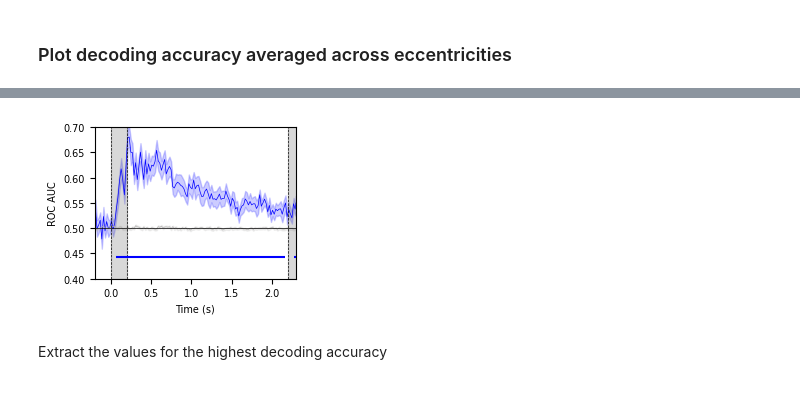
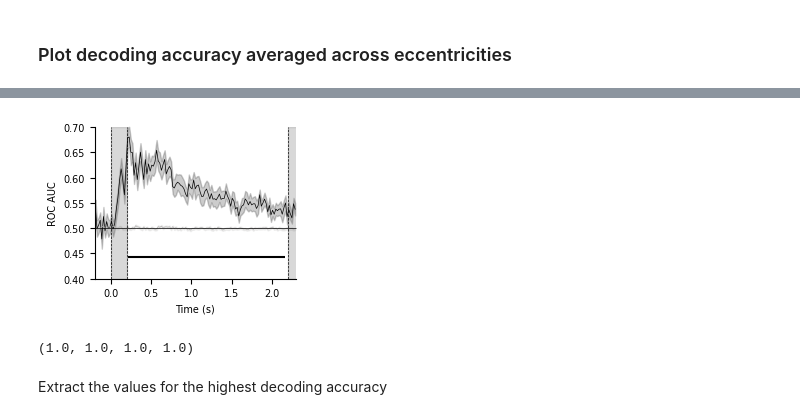
Before and after one commit to eioe/vMemEcc-Analyses, a Jupyter notebook: Analyses_Py/04.1-decoding_sensorspace_plotters.ipynb, the cells around one changed output, grey strips where cells are left out. Drawn from its saved outputs; the diff is of its cells as text; code cells hidden in the pictures.

```diff
--- a/Analyses_Py/04.1-decoding_sensorspace_plotters.ipynb
+++ b/Analyses_Py/04.1-decoding_sensorspace_plotters.ipynb
@@ -84,6 +84,9 @@ def plot_score_per_factor(factor, data, scoring='roc_auc', sign_clusters=[], p_l
     #ax.legend(handles=handles[1:n_sgn_clu+1], labels=labels[1:n_sgn_clu+1])
     ax.spines['top'].set_visible(False)
     ax.spines['right'].set_visible(False)
+
+    plt.setp(ax.collections, clip_on=False)
+
 
 def load_decod_res_all(epo_part='stimon', signaltype='collapsed', scoring='roc_auc', picks_str=None):
     data_dict = dict()
@@ -373,5 +379,3 @@ cond_dict = {'Load': ['LoadLow', 'LoadHigh'],
 data_dict_all = load_decod_res_per_ecc(sub_list_str=sub_list_str, picks_str='All')
 data_dict_all['All'] = data_dict_all.pop('')
 data_dict_chance = load_decod_res_chance_per_ecc(sub_list_str=sub_list_str, picks_str='All')
-# %%
-config.colors['All'] = 'blue'
@@ -388,7 +388,6 @@ times = data_dict_all['All']['times']
 acc = np.asarray(data_dict_all['All']['scores'])
 acc_df = pd.DataFrame(acc)
 acc_df.columns = times
-acc_df['subID'] = sub_list_str
 df = acc_df.melt(var_name='time', value_name='score')  # put into long format
 df['Ecc'] = 'All'
 data_plot = df
@@ -401,10 +400,17 @@ df_chance = acc_df_chance.melt(var_name='time', value_name='score')  # put into
 df_chance['Ecc'] = 'Chance'
 data_plot = pd.concat([data_plot, df_chance])
 
+# crop to relevant times:
+data_plot = data_plot[(data_plot.time > plt_dict['stimon']['xmin']) &
+                      (data_plot.time < plt_dict['stimon']['xmax'])]
+
+
 # # run CBP to find differences from chance:
 sign_cluster_times = dict()
 
 data = np.asarray(data_dict_all['All']['scores']) - np.asarray(data_dict_chance['']['scores_chance'])
-t_values, clusters, p_values = run_cbp_test(data)
+idx_cbp_times = (times >= 0.2) & (times <= 2.2)
+cbp_times = times[idx_cbp_times]
+t_values, clusters, p_values = run_cbp_test(data[:, idx_cbp_times])
 idx_sign_clusters = np.argwhere(p_values<p_val_cbp)
-sign_cluster_times['All'] = [times[clusters[idx[0]]][[0,-1]] for idx in idx_sign_clusters]
+sign_cluster_times['All'] = [cbp_times[clusters[idx[0]]][[0,-1]] for idx in idx_sign_clusters]
@@ -431,21 +416,0 @@ df['score_corrected'] = df.score + df.adj_factor
-# %%
-fig, axes = plt.subplots(21,1, figsize=(5*cm,25*cm))
-results_df_list = list()
-times = data_dict_all['All']['times']
-acc = np.asarray(data_dict_all['All']['scores'])
-acc_df = pd.DataFrame(acc)
-acc_df.columns = times
-for i,ax in enumerate(axes):
-    df = acc_df.iloc[i:i+1,:].melt(var_name='time', value_name='score')  # put into long format
-    df['Ecc'] = 'All'
-    data_plot = df
-    plot_score_per_factor(factor='Ecc',
-                        data=data_plot.reset_index(),
-                        plt_dict=plt_dict['stimon'],
-                        scoring='roc_auc',
-                        sign_clusters=[],
-                        p_lvl=p_val_cbp,
-                        ylims=[0.4, 0.9],
-                        n_boot=1,
-                        ax=ax)
-    ax.set_ylabel("")
@@ -454,31 +417,38 @@ for i,ax in enumerate(axes):
 # %%
 plt.rcParams['font.size'] = 7
 plt.rcParams["legend.fontsize"] = 7
 
+zoomfac = 1
+
 cm = 1/2.54
 
 # Plot it:
-fig, ax = plt.subplots(1, figsize=(6.6*cm,5*cm))
+fig, ax = plt.subplots(1, figsize=(6.6*cm*zoomfac,5*cm*zoomfac))
 plot_score_per_factor(factor='Ecc',
                       data=data_plot.reset_index(),
                       plt_dict=plt_dict['stimon'],
                       scoring='roc_auc',
                       sign_clusters=sign_cluster_times,
                       p_lvl=p_val_cbp,
                       ylims=[0.4, 0.7],
                       n_boot=10000, ax=ax)
 #ax.legend(title='Decoding Target', labels=['Load: 2 vs. 4', 'chance', 'p < .01'], loc=1)
 
 # handles, labels = ax.get_legend_handles_labels()
 n_sgn_clu = None if len(sign_cluster_times['All']) <= 1 else -(len(sign_cluster_times['All'])+1)
 # ax.legend(handles=handles[1:n_sgn_clu], title='Decoding Target', labels=['Load: 2 vs. 4', 'chance', '$\it{p}$ < ' + "{0:.2f}".format(p_val_cbp)[1:]], loc=1)
 
 fpath = op.join(config.paths['plots'], '09_temporal_decoding')
 helpers.chkmk_dir(fpath)
 fname = op.join(fpath, 'AUC-Load_overall.pdf')
 plt.savefig(fname)
 # %% [output]
-[figure, old version]
+[figure, new version]
+# %%
+al = ax.get_facecolor()
+al
+# %% [output]
+(1.0, 1.0, 1.0, 1.0)
 # %% [markdown]
 Extract the values for the highest decoding accuracy
 # %%
```
Also changed, not shown: parts of 9 cells of this notebook, 5 other files.
